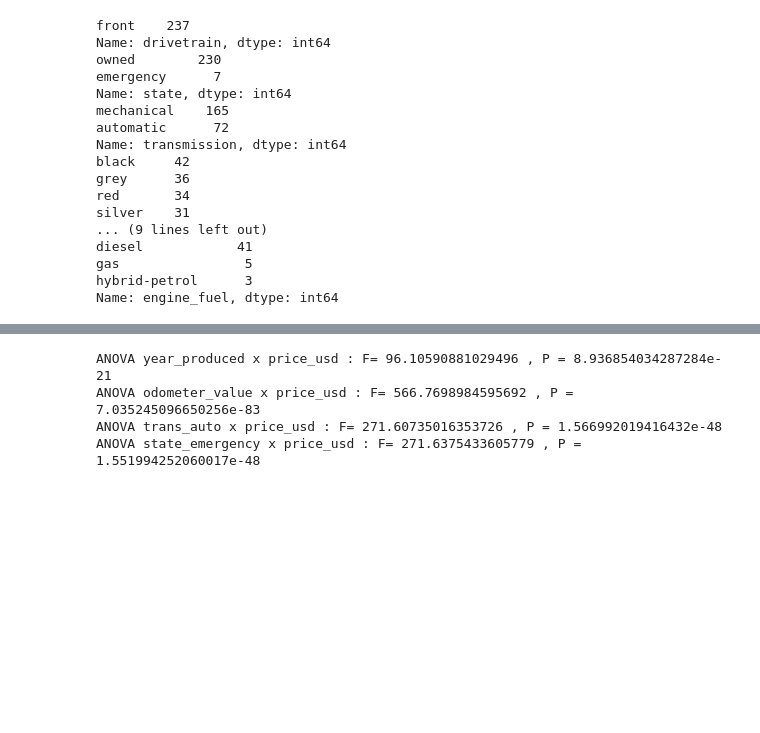
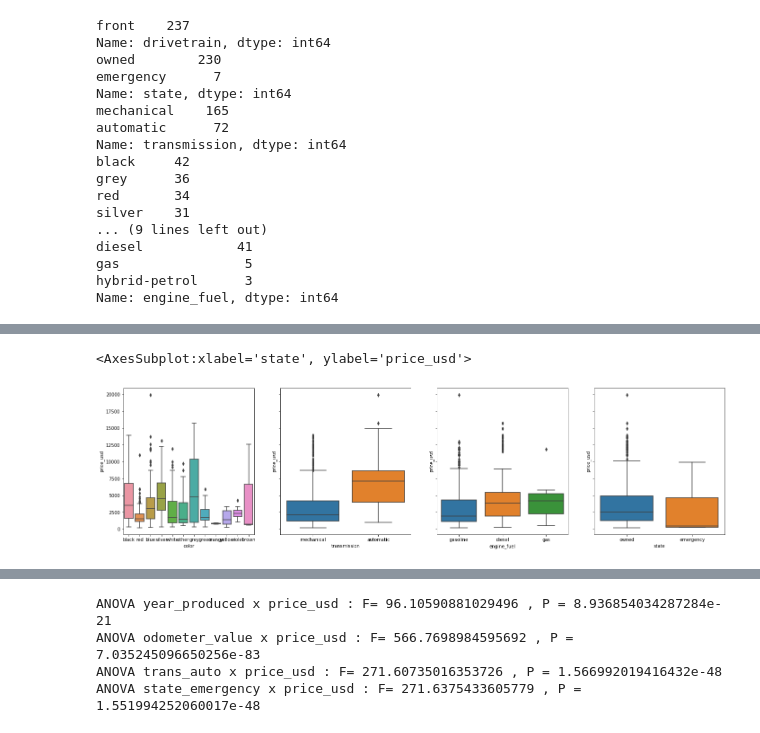
Before and after one commit to grtfreitas/PredictiveModelingRegression, a Jupyter notebook: PredictiveModelingRegression.ipynb, the cells around one changed output, grey strips where cells are left out. Drawn from its saved outputs; the diff is of its cells as text; code cells hidden in the pictures; blank space fills up the shorter version.

```diff
--- a/Modelo de Predição RLS RLM RP- Venda de Veículos Usados.ipynb
+++ b/PredictiveModelingRegression.ipynb
@@ -8,9 +8,6 @@ from scipy import stats
 from sklearn.linear_model import LinearRegression
 from sklearn.metrics import mean_squared_error, r2_score
 # %%
-pathfile = 'C:/Users/GFreitas/Downloads/ModeloPreditivoCarrosUsados/cars.csv'
-df = pd.read_csv(pathfile)
-df.drop(['feature_1','feature_2','feature_3','feature_4','feature_5','feature_6','feature_7','feature_8','feature_9','duration_listed','engine_has_gas','engine_type','has_warranty','is_exchangeable','location_region','number_of_photos','body_type','up_counter','feature_0'],axis=1,inplace=True)
-Filtro1 = ['Jetta']
-vwjetta_df = df[df['model_name'].isin(Filtro1)]
-vwjetta_df.reset_index(drop=True, inplace=True)
+def SelectModel(pathfile,modelname):
+    df = pd.read_csv(pathfile)
+    return df[df['model_name'].isin([modelname])].reset_index(drop=True).drop(['feature_1','feature_2','feature_3','feature_4','feature_5','feature_6','feature_7','feature_8','feature_9','duration_listed','engine_has_gas','engine_type','has_warranty','is_exchangeable','location_region','number_of_photos','body_type','up_counter','feature_0','manufacturer_name','model_name'],axis=1)
@@ -196,0 +89,12 @@ vwjetta_df
+# %%
+## Pipeline, count number of elements, loop creation
+## Show counts?
+vwjetta_df = SelectModel('/home/gfreitas/Downloads/ModeloPreditivoCarrosUsados/cars.csv','Golf')
+fig, axs = plt.subplots(ncols=4, figsize=(24,6),sharey=True)
+sns.boxplot(x='color',y='price_usd',data=vwjetta_df, ax=axs[0])
+sns.boxplot(x='transmission',y='price_usd',data=vwjetta_df, ax=axs[1])
+sns.boxplot(x='engine_fuel',y='price_usd',data=vwjetta_df, ax=axs[2])
+sns.boxplot(x='state',y='price_usd',data=vwjetta_df, ax=axs[3])
+# %% [output]
+<AxesSubplot:xlabel='state', ylabel='price_usd'>
+[figure, added]
```
Also changed, not shown: parts of 21 cells of this notebook.
